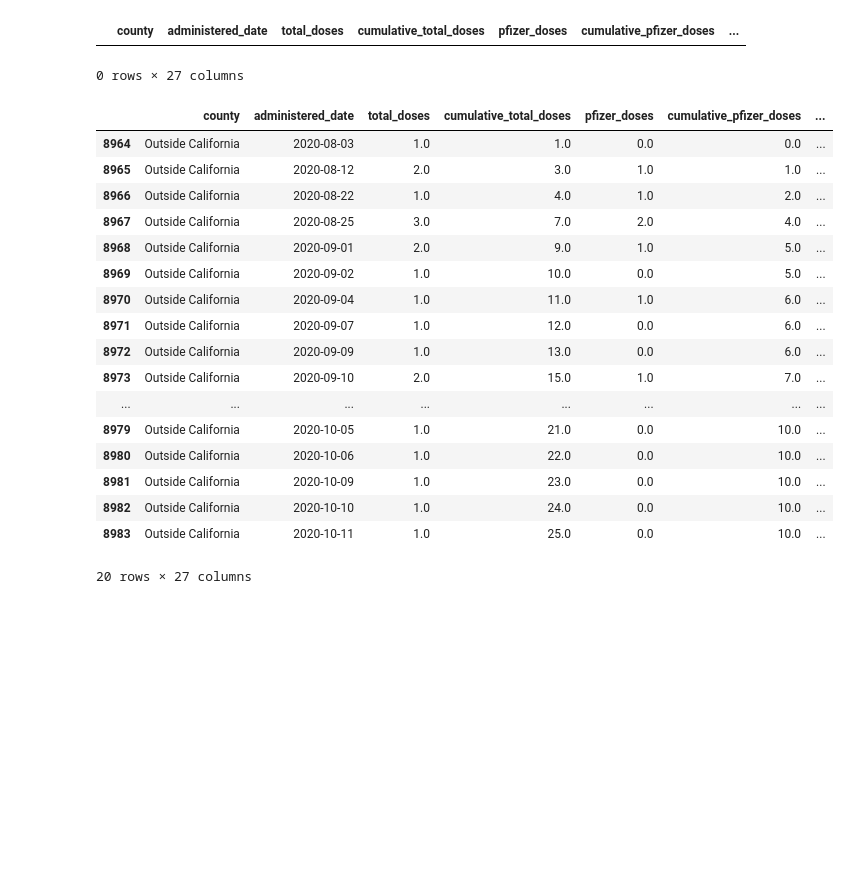
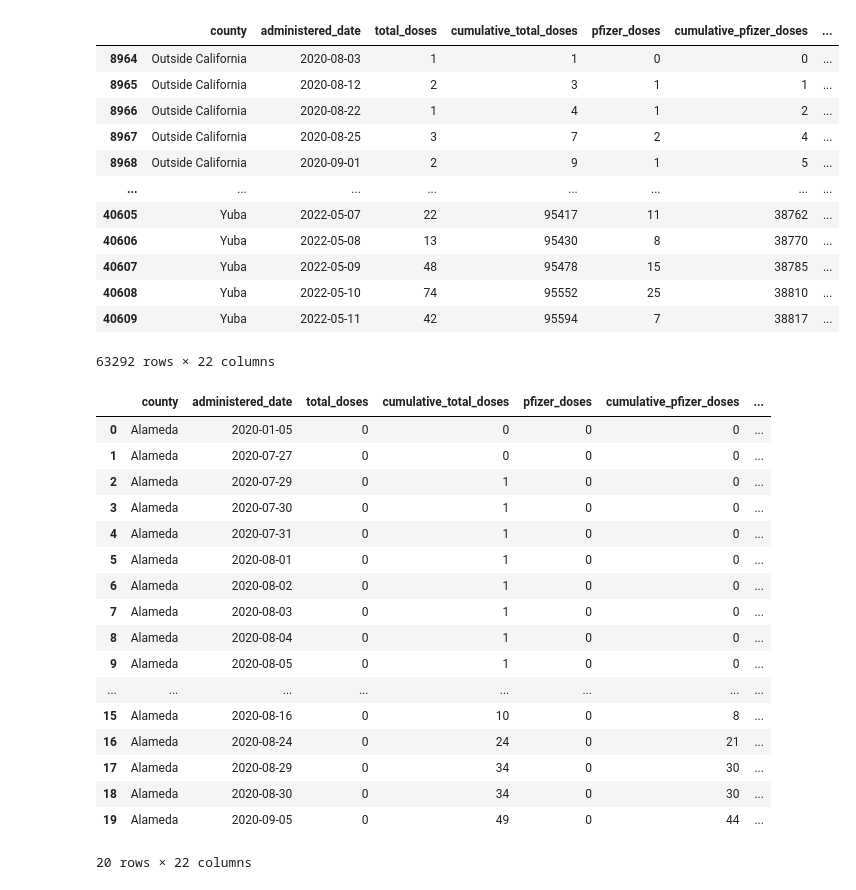
Before and after one commit to jivette001/Final-Project-, a Jupyter notebook: FinalNotebook-Jasmin.ipynb, the cells around one changed output. Cells and saved outputs as stored; diff of their text form; code cells hidden in the pictures; blank space fills up the shorter version.

```diff
--- a/FinalNotebook-Jasmin.ipynb
+++ b/FinalNotebook-Jasmin.ipynb
@@ -34,6 +34,6 @@ covid.head(11)
 # %%
 #Imported another dataset
 # %%
-county=pd.read_csv('/Users/jin/Desktop/covid19vaccinedemographic_age16_archive.csv')
+county=pd.read_csv('Data/covid19vaccinesbycounty.csv')
 # %%
-doses=pd.read_csv('/Users/jin/Desktop/covid19vaccinesbydemographics.csv')
+doses=pd.read_csv('Data/covid19vaccinesadministeredbydemographics.csv')
@@ -157,30 +183,40 @@ memory usage: 42.1+ MB
 # %%
-covid2.dropna(subset=['county','county_type','est_population','est_age_16plus_pop','cumulative_unvax_16plus_pop','suppress_data',
-                     'total_doses','cumulative_total_doses','pfizer_doses','cumulative_pfizer_doses','moderna_doses','cumulative_moderna_doses',
-                     'jj_doses','cumulative_jj_doses','booster_recip_count','cumulative_booster_recip_count',])
+covid2.dropna(subset=['total_doses','cumulative_total_doses','pfizer_doses','cumulative_pfizer_doses','moderna_doses','cumulative_moderna_doses',
+                     'jj_doses','cumulative_jj_doses','booster_recip_count','cumulative_booster_recip_count','california_flag',])
 # %% [output]
 |  | county | administered_date | total_doses | cumulative_total_doses | pfizer_doses | cumulative_pfizer_doses | ... |
+| 8964 | Outside California | 2020-08-03 | 1 | 1 | 0 | 0 | ... |
+| 8965 | Outside California | 2020-08-12 | 2 | 3 | 1 | 1 | ... |
+| 8966 | Outside California | 2020-08-22 | 1 | 4 | 1 | 2 | ... |
+| 8967 | Outside California | 2020-08-25 | 3 | 7 | 2 | 4 | ... |
+| 8968 | Outside California | 2020-09-01 | 2 | 9 | 1 | 5 | ... |
+| ... | ... | ... | ... | ... | ... | ... | ... |
+| 40605 | Yuba | 2022-05-07 | 22 | 95417 | 11 | 38762 | ... |
+| 40606 | Yuba | 2022-05-08 | 13 | 95430 | 8 | 38770 | ... |
+| 40607 | Yuba | 2022-05-09 | 48 | 95478 | 15 | 38785 | ... |
+| 40608 | Yuba | 2022-05-10 | 74 | 95552 | 25 | 38810 | ... |
+| 40609 | Yuba | 2022-05-11 | 42 | 95594 | 7 | 38817 | ... |
-0 rows × 27 columns
+63292 rows × 22 columns
 # %%
 #This shows that I have drop the na's from all the listed columns and none from rows
 # %%
 covid2.head(20)
 # %% [output]
 |  | county | administered_date | total_doses | cumulative_total_doses | pfizer_doses | cumulative_pfizer_doses | ... |
-| 8964 | Outside California | 2020-08-03 | 1.0 | 1.0 | 0.0 | 0.0 | ... |
-| 8965 | Outside California | 2020-08-12 | 2.0 | 3.0 | 1.0 | 1.0 | ... |
-| 8966 | Outside California | 2020-08-22 | 1.0 | 4.0 | 1.0 | 2.0 | ... |
-| 8967 | Outside California | 2020-08-25 | 3.0 | 7.0 | 2.0 | 4.0 | ... |
-| 8968 | Outside California | 2020-09-01 | 2.0 | 9.0 | 1.0 | 5.0 | ... |
-| 8969 | Outside California | 2020-09-02 | 1.0 | 10.0 | 0.0 | 5.0 | ... |
-| 8970 | Outside California | 2020-09-04 | 1.0 | 11.0 | 1.0 | 6.0 | ... |
-| 8971 | Outside California | 2020-09-07 | 1.0 | 12.0 | 0.0 | 6.0 | ... |
-| 8972 | Outside California | 2020-09-09 | 1.0 | 13.0 | 0.0 | 6.0 | ... |
-| 8973 | Outside California | 2020-09-10 | 2.0 | 15.0 | 1.0 | 7.0 | ... |
+| 0 | Alameda | 2020-01-05 | 0 | 0 | 0 | 0 | ... |
+| 1 | Alameda | 2020-07-27 | 0 | 0 | 0 | 0 | ... |
+| 2 | Alameda | 2020-07-29 | 0 | 1 | 0 | 0 | ... |
+| 3 | Alameda | 2020-07-30 | 0 | 1 | 0 | 0 | ... |
+| 4 | Alameda | 2020-07-31 | 0 | 1 | 0 | 0 | ... |
+| 5 | Alameda | 2020-08-01 | 0 | 1 | 0 | 0 | ... |
+| 6 | Alameda | 2020-08-02 | 0 | 1 | 0 | 0 | ... |
+| 7 | Alameda | 2020-08-03 | 0 | 1 | 0 | 0 | ... |
+| 8 | Alameda | 2020-08-04 | 0 | 1 | 0 | 0 | ... |
+| 9 | Alameda | 2020-08-05 | 0 | 1 | 0 | 0 | ... |
 | ... | ... | ... | ... | ... | ... | ... | ... |
-| 8979 | Outside California | 2020-10-05 | 1.0 | 21.0 | 0.0 | 10.0 | ... |
-| 8980 | Outside California | 2020-10-06 | 1.0 | 22.0 | 0.0 | 10.0 | ... |
-| 8981 | Outside California | 2020-10-09 | 1.0 | 23.0 | 0.0 | 10.0 | ... |
-| 8982 | Outside California | 2020-10-10 | 1.0 | 24.0 | 0.0 | 10.0 | ... |
-| 8983 | Outside California | 2020-10-11 | 1.0 | 25.0 | 0.0 | 10.0 | ... |
+| 15 | Alameda | 2020-08-16 | 0 | 10 | 0 | 8 | ... |
+| 16 | Alameda | 2020-08-24 | 0 | 24 | 0 | 21 | ... |
+| 17 | Alameda | 2020-08-29 | 0 | 34 | 0 | 30 | ... |
+| 18 | Alameda | 2020-08-30 | 0 | 34 | 0 | 30 | ... |
+| 19 | Alameda | 2020-09-05 | 0 | 49 | 0 | 44 | ... |
-20 rows × 27 columns
+20 rows × 22 columns
```
Also changed, not shown: parts of 13 cells of this notebook, 5 other files.
